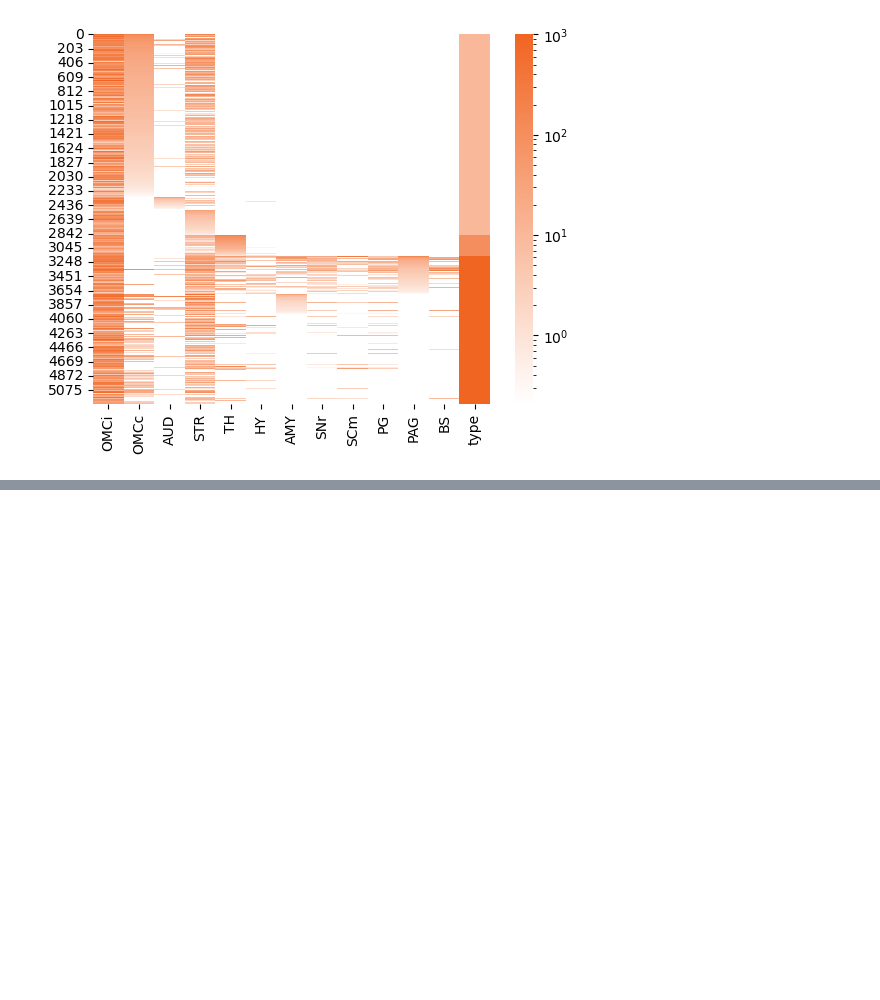
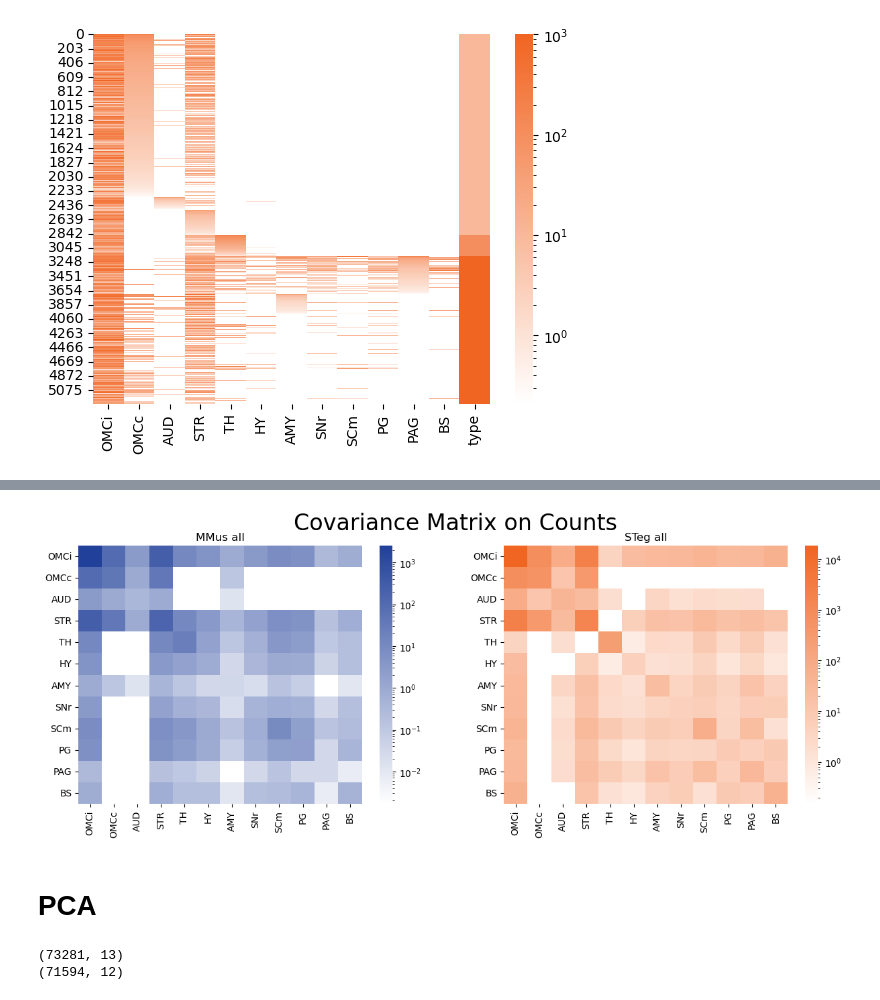
Before and after one commit to eisko/MAPseq_analysis, a Jupyter notebook: cell visualization testing.ipynb, the cells around one changed output, grey strips where cells are left out. Cells and saved outputs as stored; diff of their text form; code cells hidden in the pictures; blank space fills up the shorter version.

```diff
--- a/cell visualization testing.ipynb
+++ b/cell visualization testing.ipynb
@@ -263,0 +301,22 @@ plt.show()
+# %%
+# aggregated covariance plots
+fig, axs = plt.subplots(1,2, figsize=(15,5))
+
+sns.heatmap(omc_mm_all.cov(), cmap=blue_cmp, norm=LogNorm(), ax=axs[0])
+axs[0].set_title("MMus all")
+
+sns.heatmap(omc_st_all.cov(), cmap=orange_cmp, norm=LogNorm(), ax=axs[1])
+axs[1].set_title("STeg all")
+
+plt.suptitle("Covariance Matrix on Counts",size=24)
+plt.show()
+# %% [output]
+[figure, added]
+# %% [markdown]
+# PCA
+# %%
+print(omc_mm_sort.shape)
+print(omc_mm_all.shape)
+# %% [output]
+(73281, 13)
+(71594, 12)
```
Also changed, not shown: parts of 10 cells of this notebook, 1 other file.
